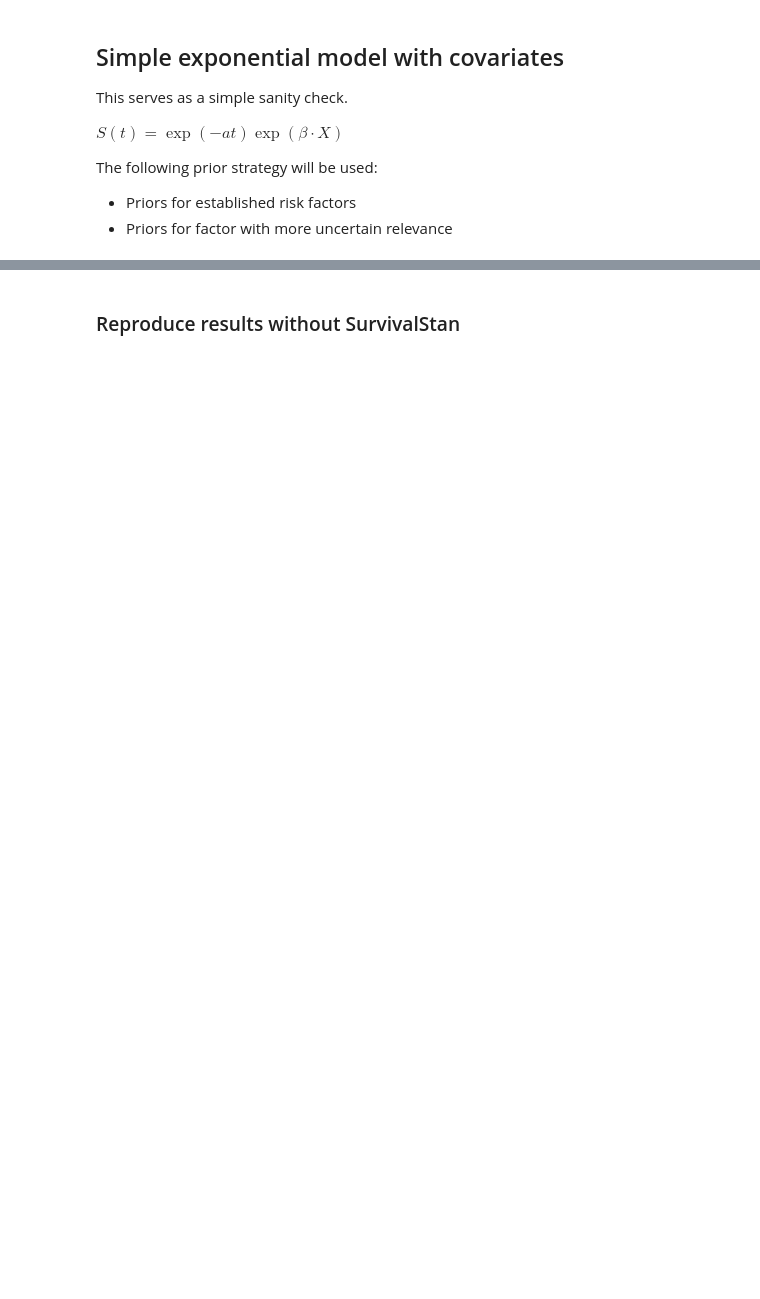
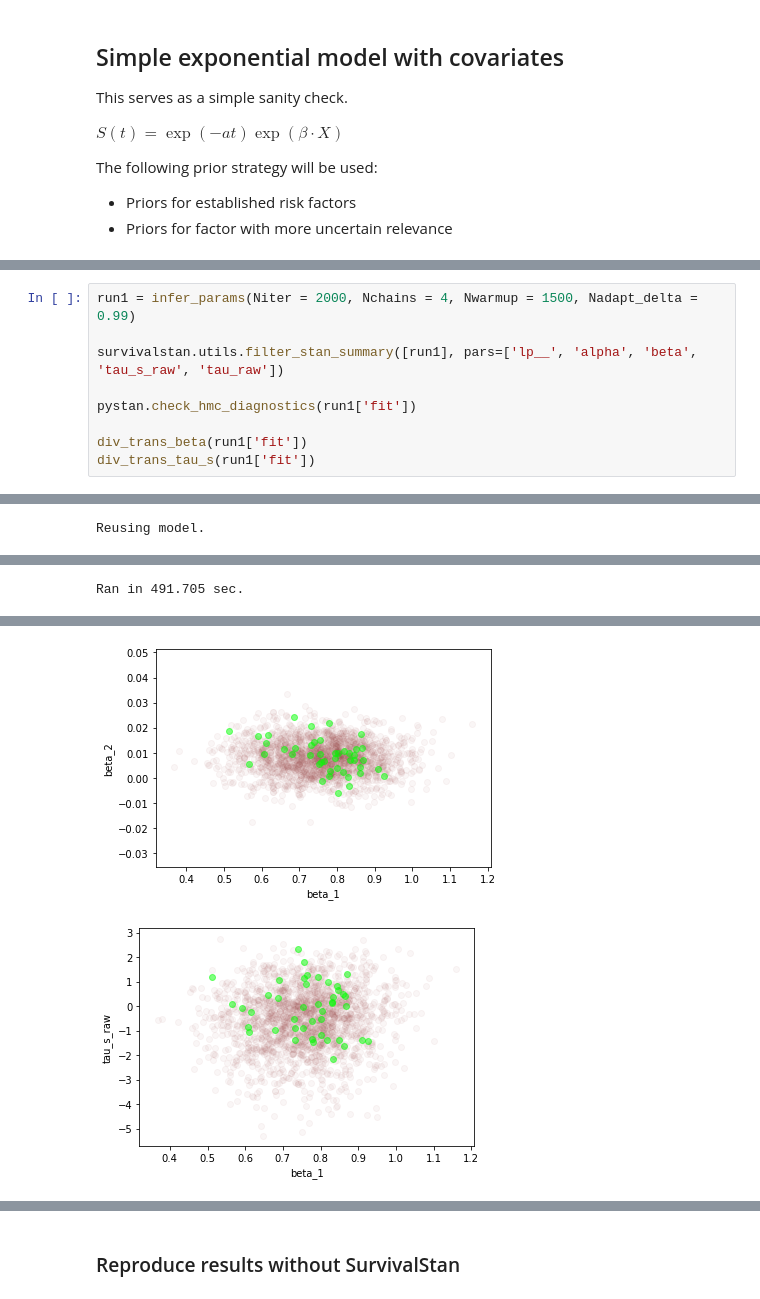
Before and after one commit to philarnold4242/test_survivalstan, a Jupyter notebook: survival_stan.ipynb, the cells around one changed output, grey strips where cells are left out. Drawn from its saved outputs; the diff is of its cells as text; blank space fills up the shorter version.

```diff
--- a/survival_stan.ipynb
+++ b/survival_stan.ipynb
@@ -179,0 +215,10 @@ Reusing model.
+# %%
+run1 = infer_params(Niter = 2000, Nchains = 4, Nwarmup = 1500, Nadapt_delta = 0.99)
+
+survivalstan.utils.filter_stan_summary([run1], pars=['lp__', 'alpha', 'beta', 'tau_s_raw', 'tau_raw'])
+
+pystan.check_hmc_diagnostics(run1['fit'])
+
+div_trans_beta(run1['fit'])
+div_trans_tau_s(run1['fit'])
+# %% [output]
@@ -179,0 +226 @@ Reusing model.
+Reusing model.
@@ -179,0 +231 @@ Reusing model.
+Ran in 491.705 sec.
@@ -179,0 +234,2 @@ Reusing model.
+[figure, added]
+[figure, added]
```
Also changed, not shown: parts of 11 cells of this notebook.
